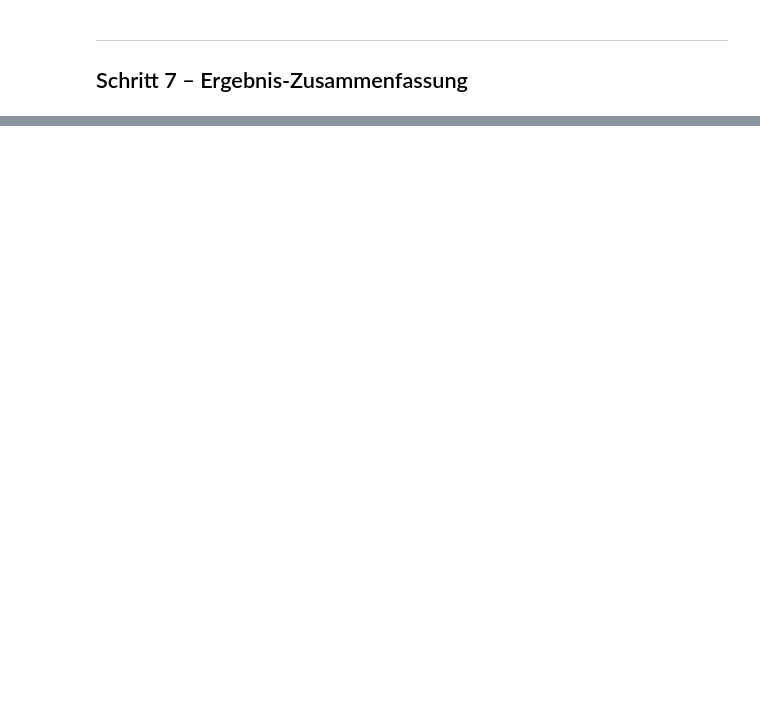
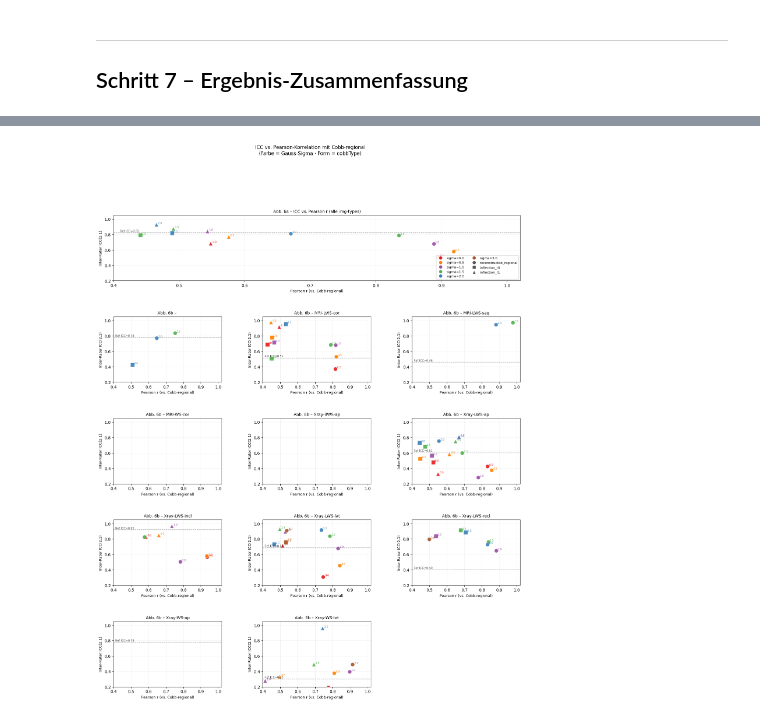
Before and after one commit to bernspe/XrayStats, a Jupyter notebook: regional_smoothing.ipynb, the cells around one changed output, grey strips where cells are left out. Cells and saved outputs as stored; diff of their text form; code cells hidden in the pictures; blank space fills up the shorter version.

```diff
--- a/regional_smoothing.ipynb
+++ b/regional_smoothing.ipynb
@@ -501,0 +604,88 @@ Hypothesen-Check:
+# %%
+# --- Schritt 8b: Scatter Plot ICC vs. Pearson r ---
+
+from matplotlib.lines import Line2D
+from matplotlib.gridspec import GridSpec
+
+sigma_palette = {
+    0.0: '#e41a1c', 0.5: '#ff7f00', 1.0: '#984ea3',
+    1.5: '#4daf4a', 2.0: '#377eb8', 3.0: '#a65628',
+}
+cobb_shapes = {
+    'reconstructed_regional': 'o',
+    'inflection_r0':           's',
+    'inflection_r1':           '^',
+}
+
+def draw_icc_r_scatter(ax, data, title, ref_icc=None):
+    for sigma, grp_s in data.groupby('sigma'):
+        for cobb_type, grp_c in grp_s.groupby('cobbType'):
+            valid = grp_c.dropna(subset=['ICC', 'r'])
+            if valid.empty:
+                continue
+            ax.scatter(valid['r'], valid['ICC'],
+                       color=sigma_palette.get(sigma, 'gray'),
+                       marker=cobb_shapes.get(cobb_type, 'o'),
+                       s=90, alpha=0.9, zorder=3,
+                       edgecolors='white', linewidths=0.5)
+            for _, pt in valid.iterrows():
+                ax.annotate(f'{pt["sigma"]:.1f}', (pt['r'], pt['ICC']),
+                            textcoords='offset points', xytext=(4, 2),
+                            fontsize=6.5, color=sigma_palette.get(pt['sigma'], 'gray'))
+    if ref_icc is not None and not np.isnan(ref_icc):
+        ax.axhline(ref_icc, color='black', linestyle='--', linewidth=0.9, alpha=0.5)
+        ax.text(0.41, ref_icc + 0.01, f'Ref ICC={ref_icc:.2f}', fontsize=7, color='black', alpha=0.7)
+    ax.set_xlim(0.4, 1.02)
+    ax.set_ylim(0.2, 1.05)
+    ax.set_xlabel('Pearson r (vs. Cobb-regional)', fontsize=9)
+    ax.set_ylabel('Inter-Rater ICC(2,1)', fontsize=9)
+    ax.set_title(title, fontsize=10)
+    ax.grid(alpha=0.25)
+
+ncols = min(3, len(img_types))
+nrows_sub = (len(img_types) + ncols - 1) // ncols
+
+fig = plt.figure(figsize=(6 * max(ncols, 2), 5 + 4 * nrows_sub))
+gs = GridSpec(1 + nrows_sub, ncols, figure=fig, hspace=0.55, wspace=0.38)
+
+# Panel 1: alle img-types zusammen (volle Breite)
+ax_main = fig.add_subplot(gs[0, :])
+sub_all = scatter_meta_df[scatter_meta_df['img_type'] == 'all'].dropna(subset=['ICC', 'r'])
+draw_icc_r_scatter(ax_main, sub_all, 'Abb. 6a – ICC vs. Pearson r (alle img-types)', ref_icc=icc_regional_ref)
+
+legend_sigma = [
+    Line2D([0], [0], marker='o', color='w', markerfacecolor=c, markersize=9, label=f'sigma={s}')
+    for s, c in sigma_palette.items()
+]
+legend_cobb = [
+    Line2D([0], [0], marker=m, color='w', markerfacecolor='#555', markersize=9, label=ct)
+    for ct, m in cobb_shapes.items()
+]
+ax_main.legend(handles=legend_sigma + legend_cobb, fontsize=8,
+               loc='lower right', ncol=2, framealpha=0.85)
+
+# Sub-Panels: je img-type
+for idx, itype in enumerate(img_types):
+    row_i = 1 + idx // ncols
+    col_i = idx % ncols
+    ax_sub = fig.add_subplot(gs[row_i, col_i])
+    sub_type = scatter_meta_df[scatter_meta_df['img_type'] == itype].dropna(subset=['ICC', 'r'])
+    # img-type-spezifischer Cobb-regional Referenz-ICC
+    elig_ref = angles_by_sigma[0.0][
+        angles_by_sigma[0.0]['image_id'].isin(eligible_image_ids) &
+        (angles_by_sigma[0.0]['image_id'].map(img_type_map) == itype) &
+        (angles_by_sigma[0.0]['cobbType'] == 'Cobb-regional')
+    ]
+    ref_icc_itype = compute_icc(elig_ref, 'image_id', 'rater_name', 'angle', min_images=5).get('ICC', float('nan'))
+    draw_icc_r_scatter(ax_sub, sub_type, f'Abb. 6b – {itype}', ref_icc=ref_icc_itype)
+
+fig.suptitle(
+    'ICC vs. Pearson-Korrelation mit Cobb-regional\n'
+    '(Farbe = Gauss-Sigma · Form = cobbType)',
+    fontsize=12, y=0.995
+)
+plt.savefig('output/smoothing_icc_vs_correlation_scatter.png', dpi=150, bbox_inches='tight')
+plt.show()
+print('Gespeichert: output/smoothing_icc_vs_correlation_scatter.png')
+# %% [output]
+[figure, added]
```
Also changed, not shown: parts of 8 cells of this notebook, 5 other files.
